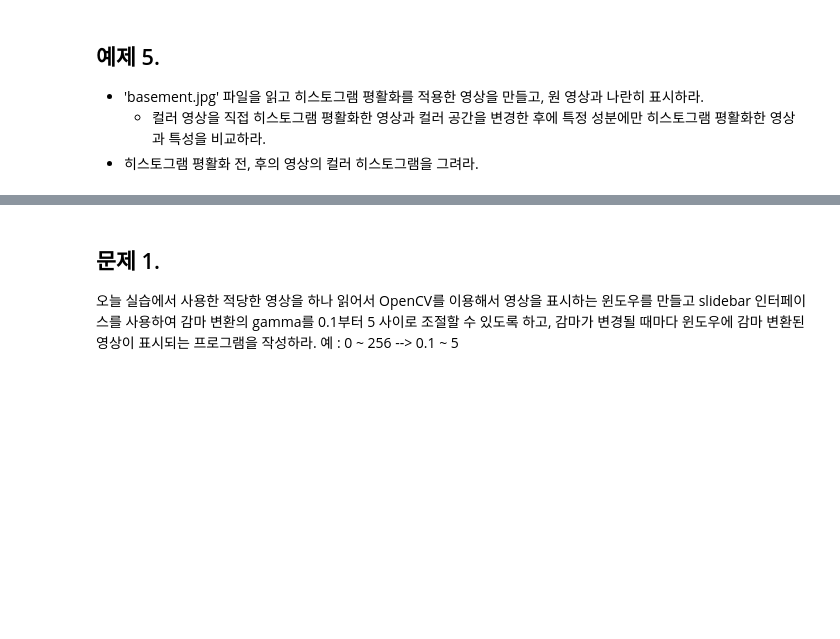
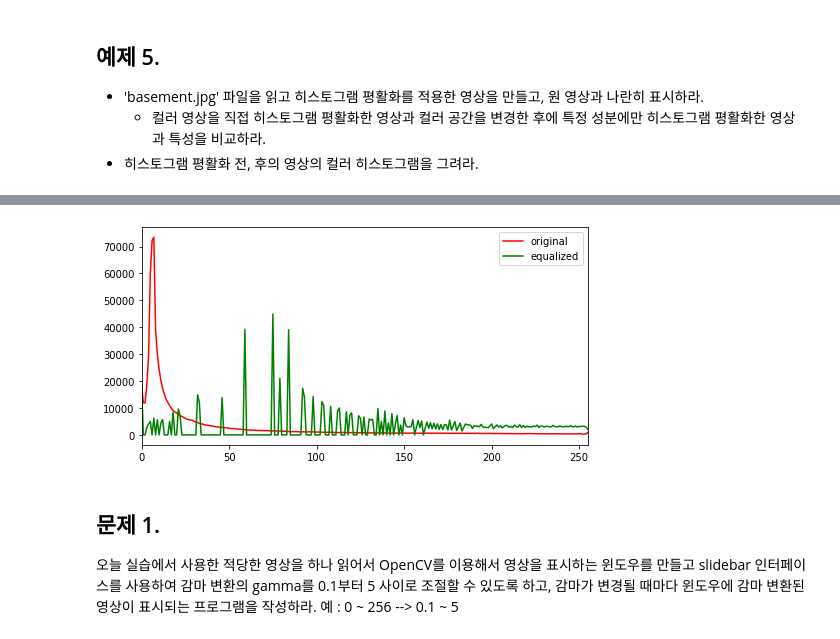
Before and after one commit to EJLee1209/ImageProcessing, a Jupyter notebook: 실습코드/lab-06/IPP-2022-1-lab-06-20185158-이은재.ipynb, the cells around one changed output, grey strips where cells are left out. Drawn from its saved outputs; the diff is of its cells as text; code cells hidden in the pictures; blank space fills up the shorter version.

```diff
--- a/실습코드/lab-06/IPP-2022-1-lab-06-20185158-이은재.ipynb
+++ b/실습코드/lab-06/IPP-2022-1-lab-06-20185158-이은재.ipynb
@@ -363,3 +394,15 @@ plt.imshow(basement[...,::-1])
+# %%
+# 히스토그램 평활화 전, 후의 영상의 컬러 히스토그램을 그려라.
+plt.figure(figsize=(8,4))
+hist, hist_center = histogram(basement)
+hist_eq, hist_center_eq = histogram(basement_eq)
+plt.plot(hist_center, hist, 'r', label='original')
+plt.plot(hist_center_eq, hist_eq, 'g', label='equalized')
+plt.xlim(0,255)
+plt.legend()
+plt.show()
+# %% [output]
+[figure, added]
 # %% [markdown]
 ## 문제 1.
 오늘 실습에서 사용한 적당한 영상을 하나 읽어서 OpenCV를 이용해서 영상을 표시하는 윈도우를 만들고 slidebar 인터페이스를 사용하여 감마 변환의 gamma를 0.1부터 5 사이로 조절할 수 있도록 하고, 감마가 변경될 때마다 윈도우에 감마 변환된 영상이 표시되는 프로그램을 작성하라.
```
Also changed, not shown: parts of 11 cells of this notebook, 1 other file.
